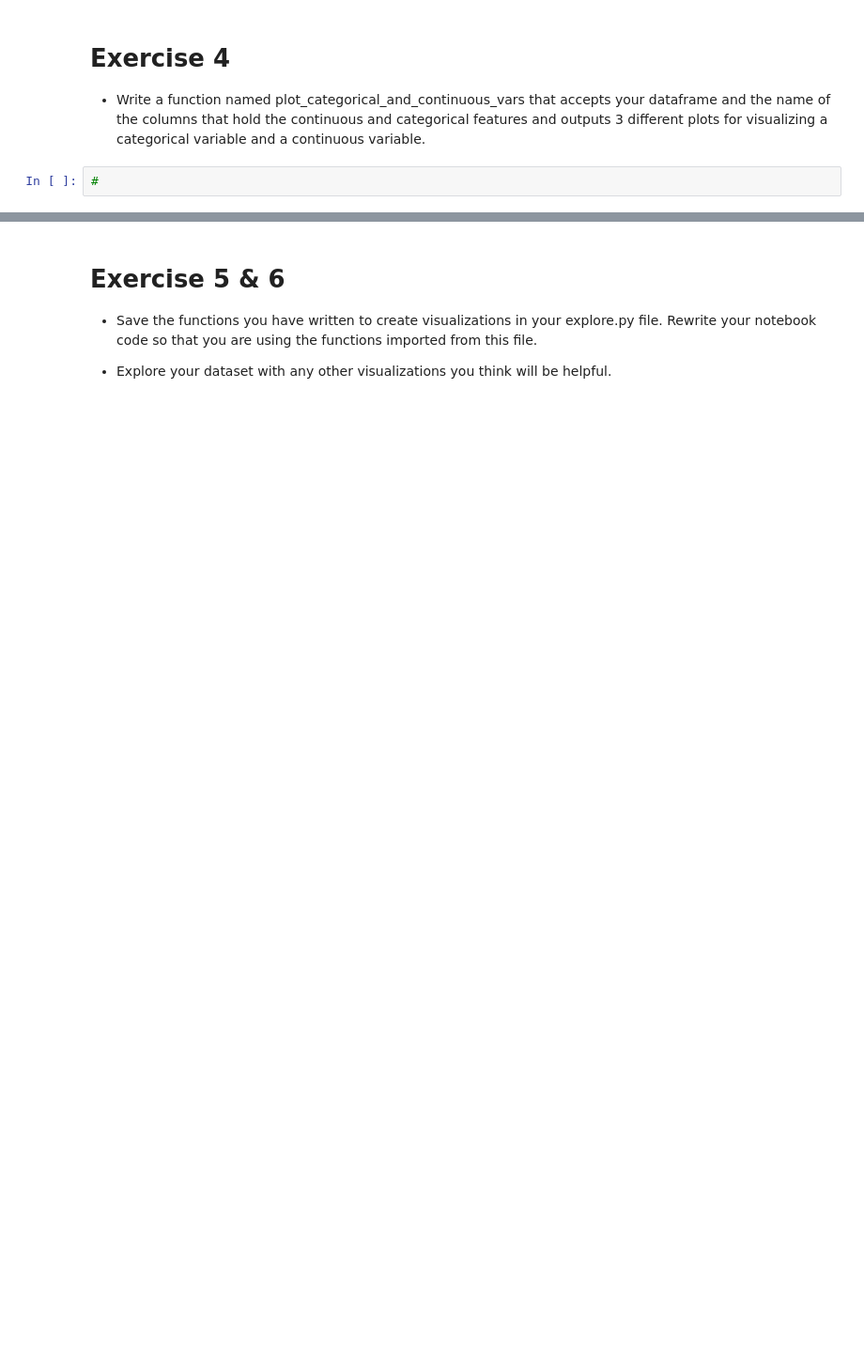
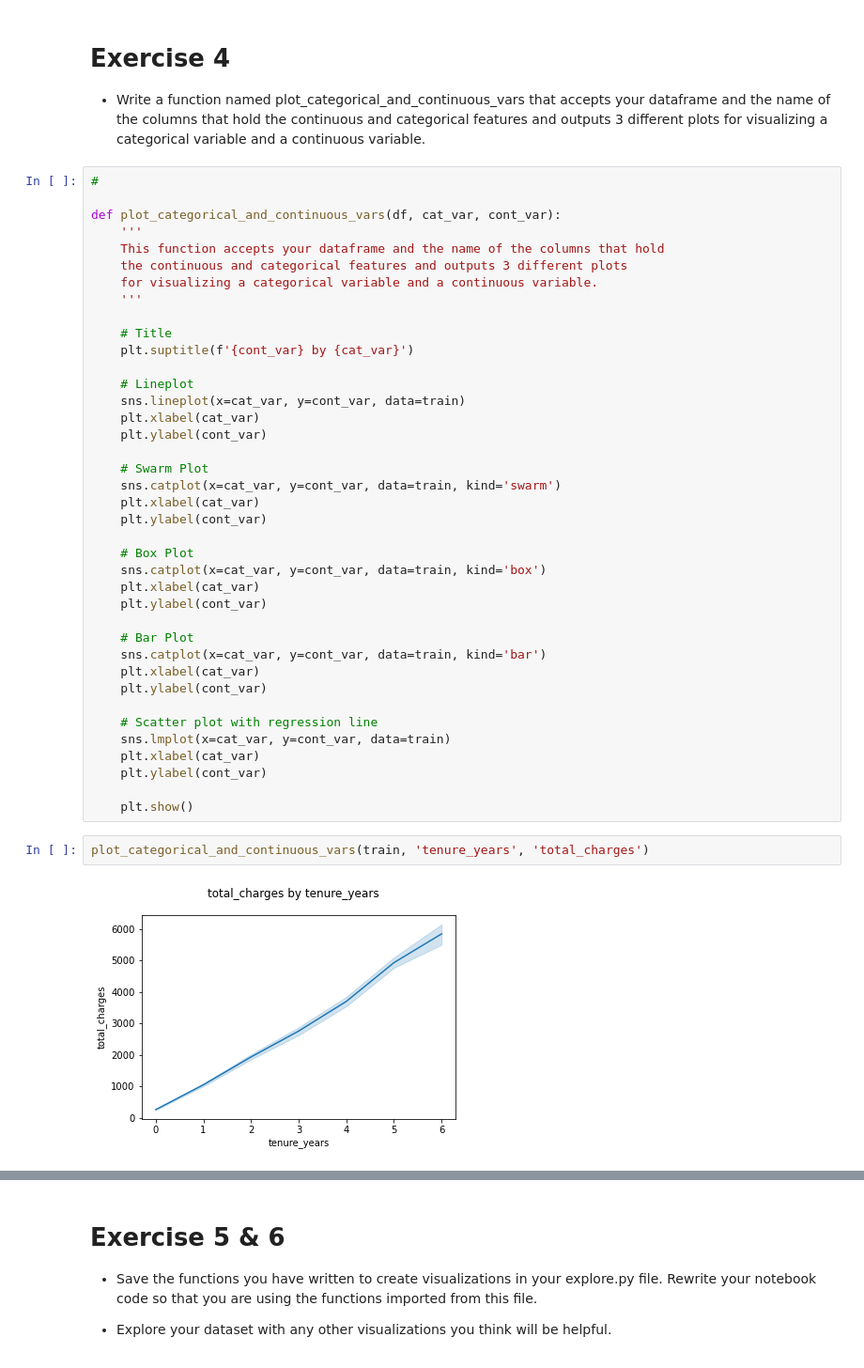
Before and after one commit to BraedenWright/regression-exercises, a Jupyter notebook: explore.ipynb, the cells around one changed output, grey strips where cells are left out. Shown: that part at 94% size. Drawn from its saved outputs; the diff is of its cells as text; blank space fills up the shorter version.

```diff
--- a/explore.ipynb
+++ b/explore.ipynb
@@ -110,3 +111,44 @@ train.head(3)
 - Write a function named plot_categorical_and_continuous_vars that accepts your dataframe and the name of the columns that hold the continuous and categorical features and outputs 3 different plots for visualizing a categorical variable and a continuous variable.
 # %%
 #
+
+def plot_categorical_and_continuous_vars(df, cat_var, cont_var):
+    '''
+    This function accepts your dataframe and the name of the columns that hold
+    the continuous and categorical features and outputs 3 different plots
+    for visualizing a categorical variable and a continuous variable.
+    '''
+
+    # Title
+    plt.suptitle(f'{cont_var} by {cat_var}')
+
+    # Lineplot
+    sns.lineplot(x=cat_var, y=cont_var, data=train)
+    plt.xlabel(cat_var)
+    plt.ylabel(cont_var)
+
+    # Swarm Plot
+    sns.catplot(x=cat_var, y=cont_var, data=train, kind='swarm')
+    plt.xlabel(cat_var)
+    plt.ylabel(cont_var)
+
+    # Box Plot
+    sns.catplot(x=cat_var, y=cont_var, data=train, kind='box')
+    plt.xlabel(cat_var)
+    plt.ylabel(cont_var)
+
+    # Bar Plot
+    sns.catplot(x=cat_var, y=cont_var, data=train, kind='bar')
+    plt.xlabel(cat_var)
+    plt.ylabel(cont_var)
+
+    # Scatter plot with regression line
+    sns.lmplot(x=cat_var, y=cont_var, data=train)
+    plt.xlabel(cat_var)
+    plt.ylabel(cont_var)
+
+    plt.show()
+# %%
+plot_categorical_and_continuous_vars(train, 'tenure_years', 'total_charges')
+# %% [output]
+[figure, added]
```
Also changed, not shown: parts of 11 cells of this notebook, 1 other file.
